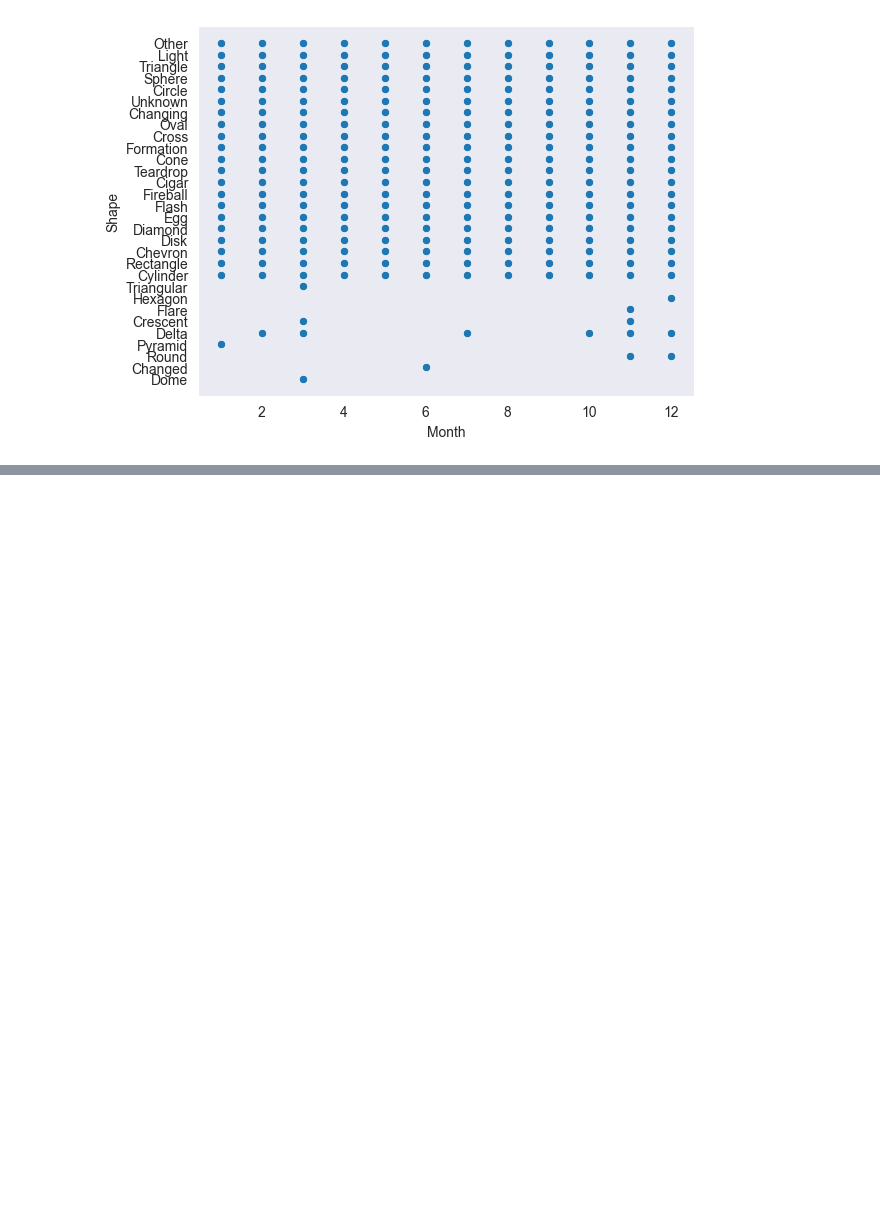
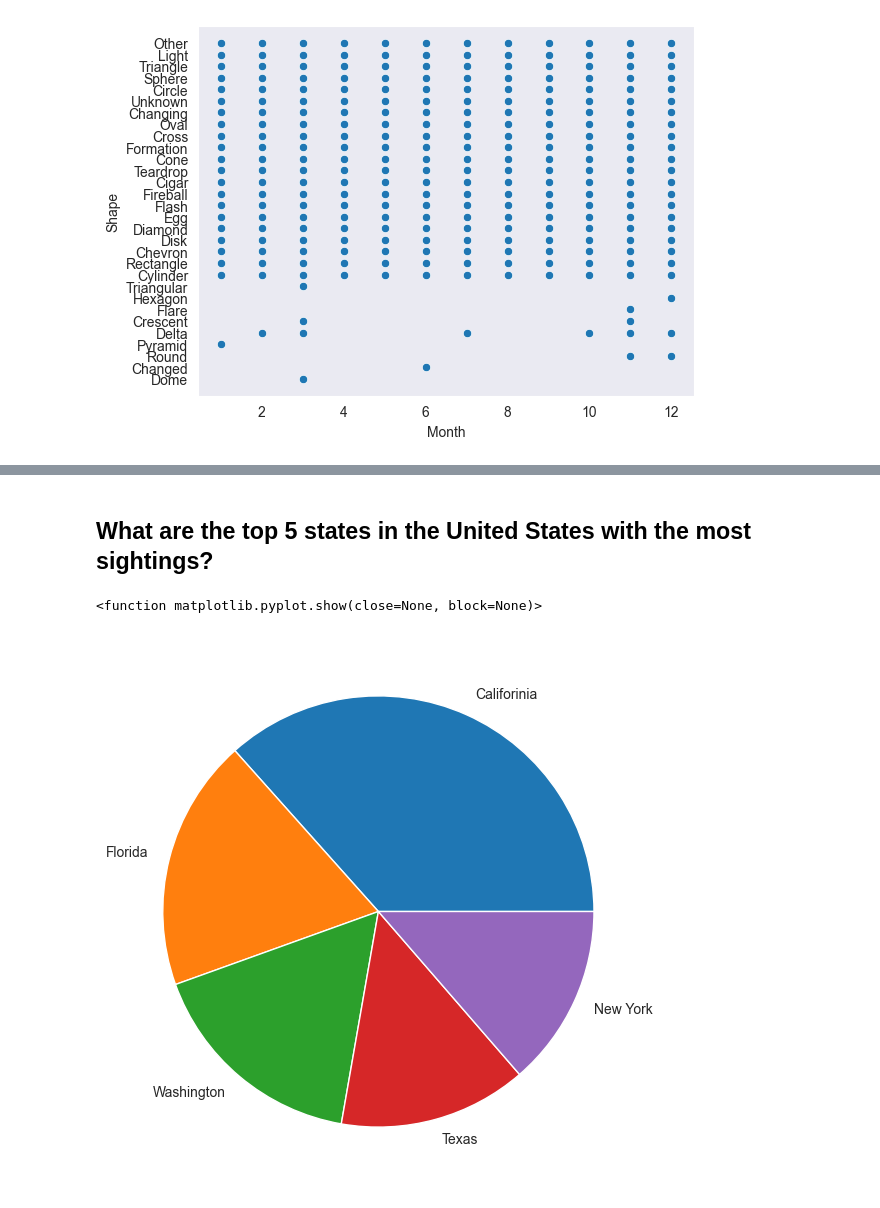
Before and after one commit to joannathom/UFO-Sightings, a Jupyter notebook: finalproject.ipynb, the cells around one changed output, grey strips where cells are left out. Saved outputs shown, nothing was run; the diff lists cells and outputs as text; code cells hidden in the pictures; blank space fills up the shorter version.

```diff
--- a/finalproject.ipynb
+++ b/finalproject.ipynb
@@ -274,0 +282,21 @@ sns.scatterplot (x ='Month', y='Shape', data=Merged);
+# %% [markdown]
+## What are the top 5 states in the United States with the most sightings?
+# %%
+# Import libraries
+from matplotlib import pyplot as plt
+import numpy as pd
+
+# Creating dataset
+Place = ['Califorinia', 'Florida', 'Washington', 'Texas','New York',]
+
+Visitors_millions = [15000,7749,6866,5786,5590]
+
+# Creating plot
+fig = plt.figure(figsize =(10, 7))
+plt.pie(Visitors_millions, labels = Place)
+
+# show plot
+plt.show
+# %% [output]
+<function matplotlib.pyplot.show(close=None, block=None)>
+[figure, added]
```
Also changed, not shown: parts of 2 cells of this notebook.
